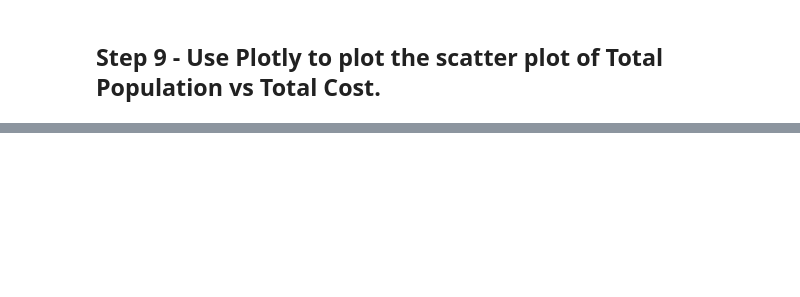
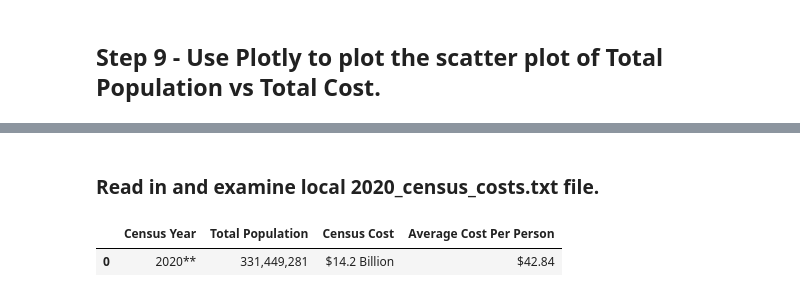
Before and after one commit to davidsadovy/data690_fall2022, a Jupyter notebook: assignment_08/assignment_08.ipynb, the cells around one changed output, grey strips where cells are left out. Cells and saved outputs as stored; diff of their text form; code cells hidden in the pictures; blank space fills up the shorter version.

```diff
--- a/assignment_08/assignment_08.ipynb
+++ b/assignment_08/assignment_08.ipynb
@@ -224,0 +296,9 @@ fig.show()
+# %% [markdown]
+### Read in and examine local 2020_census_costs.txt file.
+# %%
+df2 = pd.read_csv("/content/2020_census_costs.txt", sep="\t")
+
+df2
+# %% [output]
+|  | Census Year | Total Population | Census Cost | Average Cost Per Person |
+| 0 | 2020** | 331,449,281 | $14.2 Billion | $42.84 |
```
Also changed, not shown: parts of 34 cells of this notebook.
